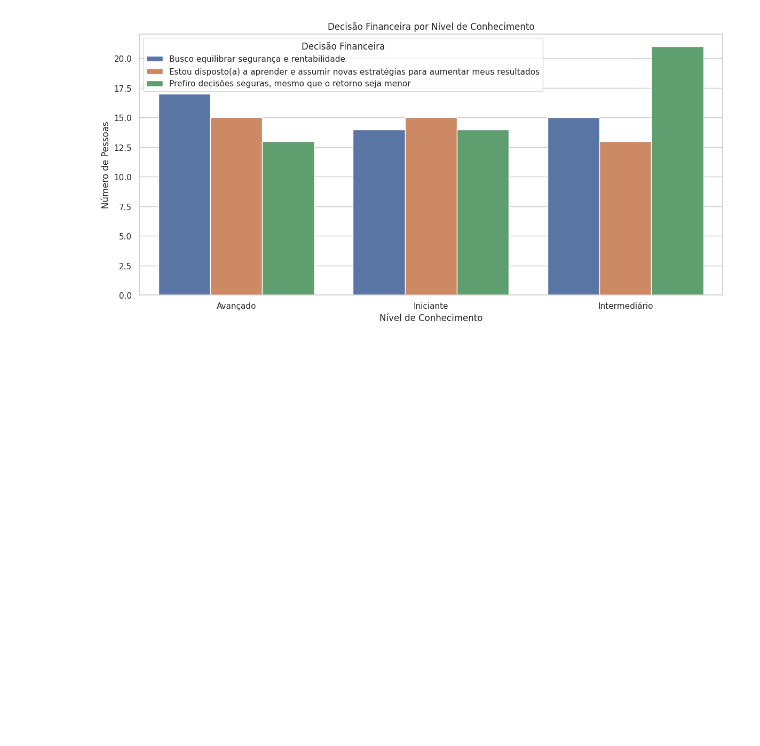
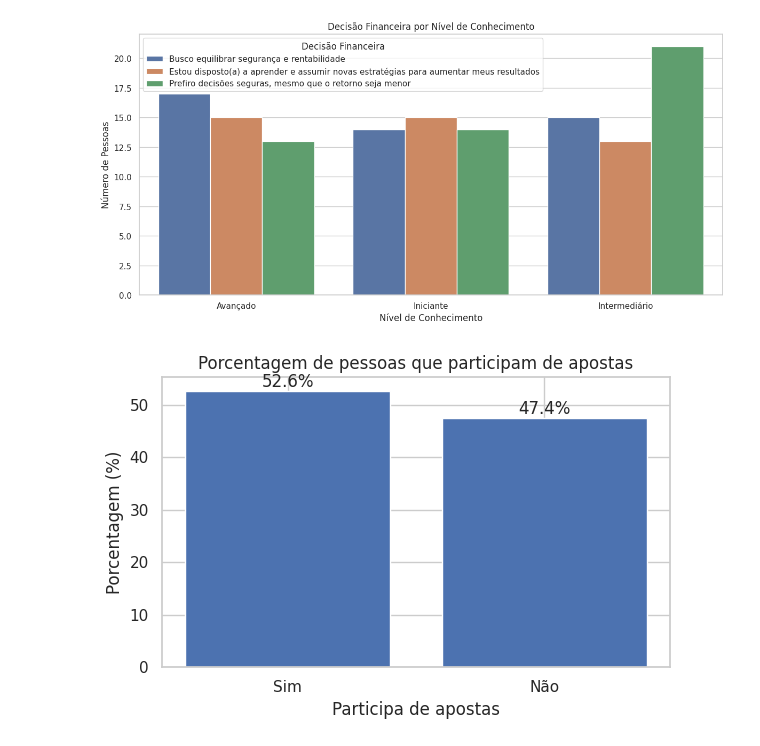
Before and after one commit to brunolmars/PI-I-Ciencia-da-Computacao, a Jupyter notebook: database/Data_forms.ipynb, the cells around one changed output. Cells and saved outputs as stored; diff of their text form; code cells hidden in the pictures; blank space fills up the shorter version.

```diff
--- a/database/Data_forms.ipynb
+++ b/database/Data_forms.ipynb
@@ -623,3 +623,39 @@ plt.tight_layout()
 plt.show()
 # %% [output]
 [figure]
+# %%
+def simplificar_aposta(texto):
+    t = str(texto).strip().lower()
+
+    if "sim" in t:
+        return "Sim"
+    if "não" in t or "nao" in t:
+        return "Não"
+
+    return "Outro"
+
+
+df_limpo["participa_simplificado"] = df_limpo["participa_apostas"].apply(simplificar_aposta)
+
+
+contagem = df_limpo["participa_simplificado"].value_counts()
+porcentagem = contagem / contagem.sum() * 100
+
+
+plt.figure(figsize=(6,4))
+bars = plt.bar(porcentagem.index, porcentagem.values)
+
+plt.title("Porcentagem de pessoas que participam de apostas")
+plt.ylabel("Porcentagem (%)")
+plt.xlabel("Participa de apostas")
+plt.xticks(rotation=0)
+
+
+for bar, pct in zip(bars, porcentagem.values):
+    plt.text(bar.get_x() + bar.get_width()/2, bar.get_height(),
+             f"{pct:.1f}%", ha="center", va="bottom")
+
+plt.tight_layout()
+plt.show()
+# %% [output]
+[figure, added]
```
Also changed, not shown: parts of 1 cell of this notebook.
